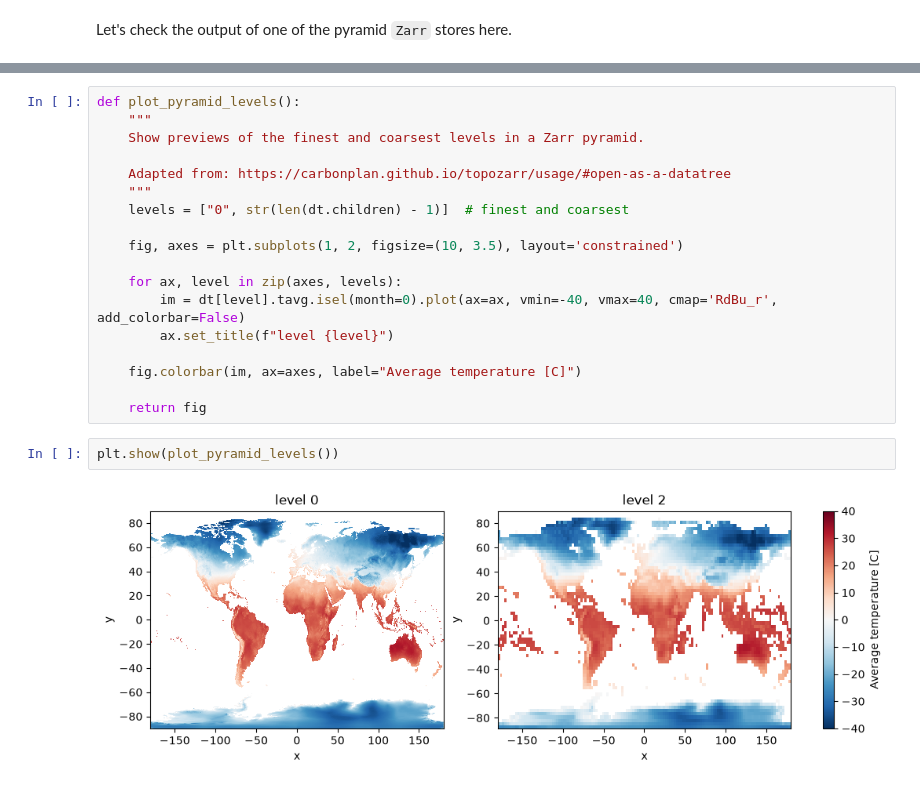
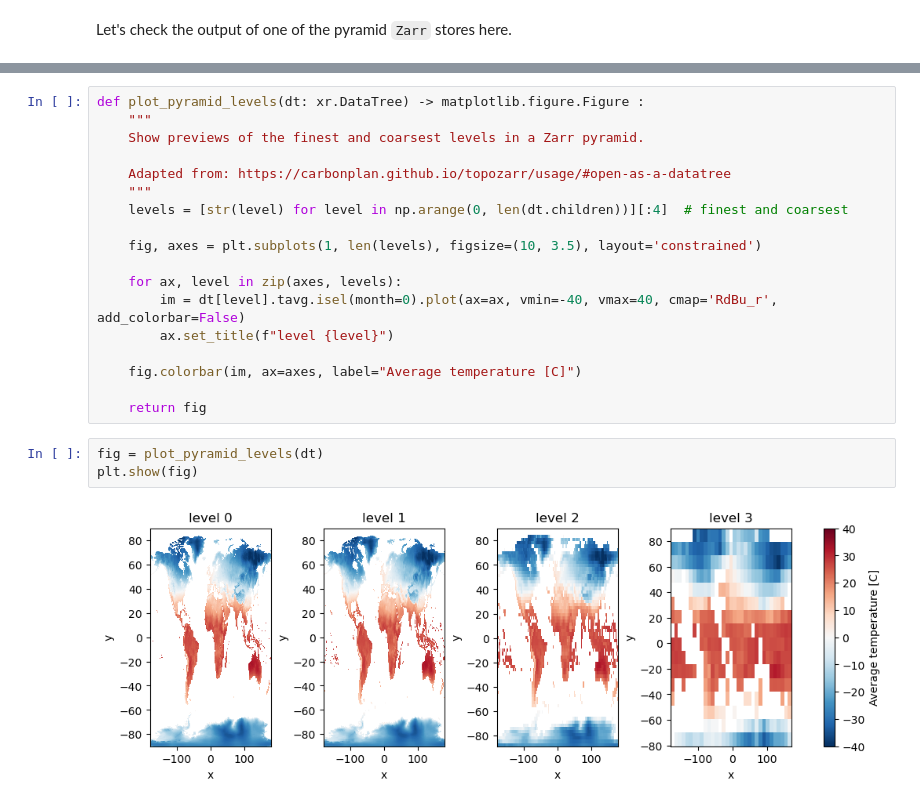
Before and after one commit to Jakidxav/zarr-layer-demo, a Jupyter notebook: data_processing/create-zarrs.ipynb, the cells around one changed output, grey strips where cells are left out. Saved outputs shown, nothing was run; the diff lists cells and outputs as text.

Commit message:
updating topozarr pyramid generation code

```diff
--- a/data_processing/create-zarrs.ipynb
+++ b/data_processing/create-zarrs.ipynb
@@ -729,13 +719,13 @@ Group: /
 # %%
-def plot_pyramid_levels():
+def plot_pyramid_levels(dt: xr.DataTree) -> matplotlib.figure.Figure :
     """
     Show previews of the finest and coarsest levels in a Zarr pyramid.
 
     Adapted from: https://carbonplan.github.io/topozarr/usage/#open-as-a-datatree
     """
-    levels = ["0", str(len(dt.children) - 1)]  # finest and coarsest
+    levels = [str(level) for level in np.arange(0, len(dt.children))][:4]  # finest and coarsest
 
-    fig, axes = plt.subplots(1, 2, figsize=(10, 3.5), layout='constrained')
+    fig, axes = plt.subplots(1, len(levels), figsize=(10, 3.5), layout='constrained')
 
     for ax, level in zip(axes, levels):
         im = dt[level].tavg.isel(month=0).plot(ax=ax, vmin=-40, vmax=40, cmap='RdBu_r', add_colorbar=False)
@@ -745,6 +735,7 @@ def plot_pyramid_levels():
 
     return fig
 # %%
-plt.show(plot_pyramid_levels())
+fig = plot_pyramid_levels(dt)
+plt.show(fig)
 # %% [output]
-[figure, old version]
+[figure, new version]
```
Also changed, not shown: parts of 8 cells of this notebook.
